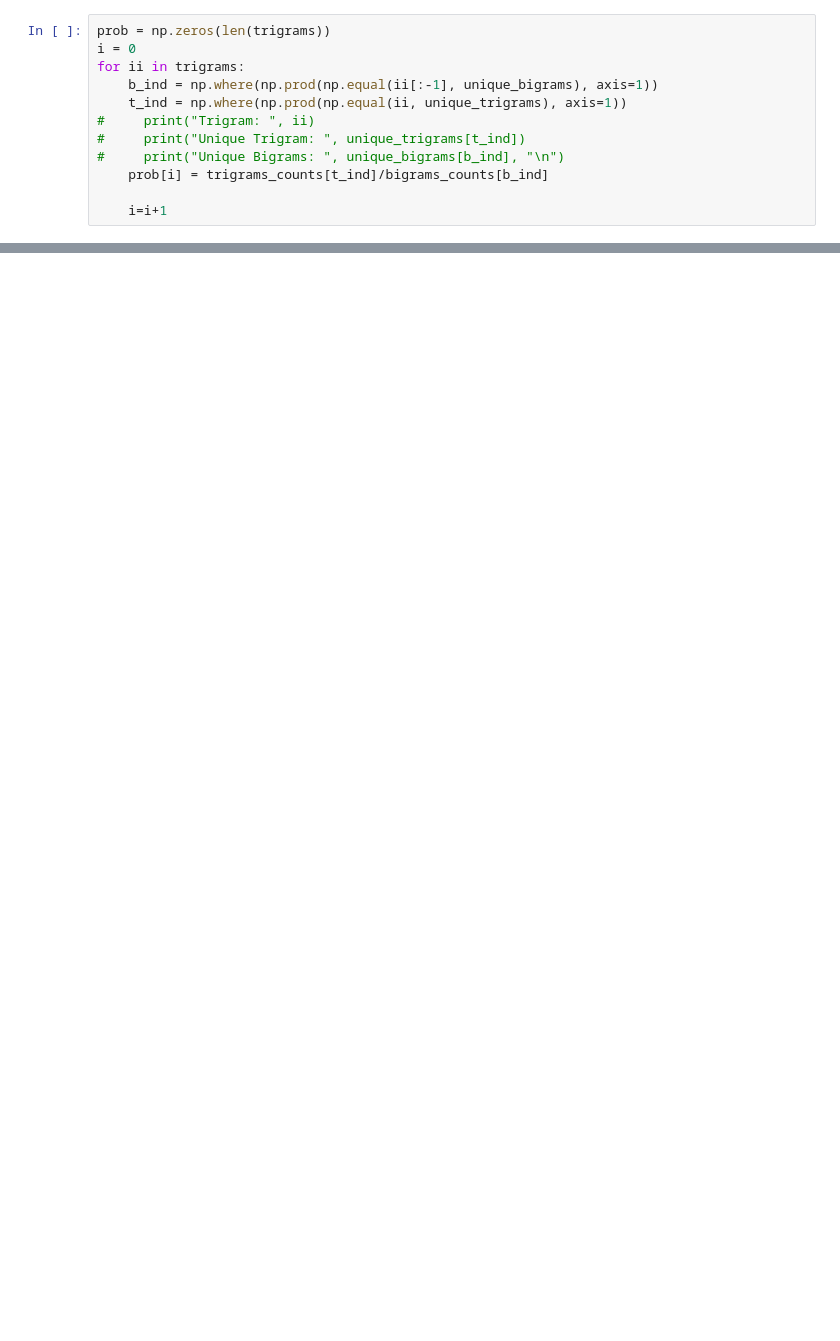
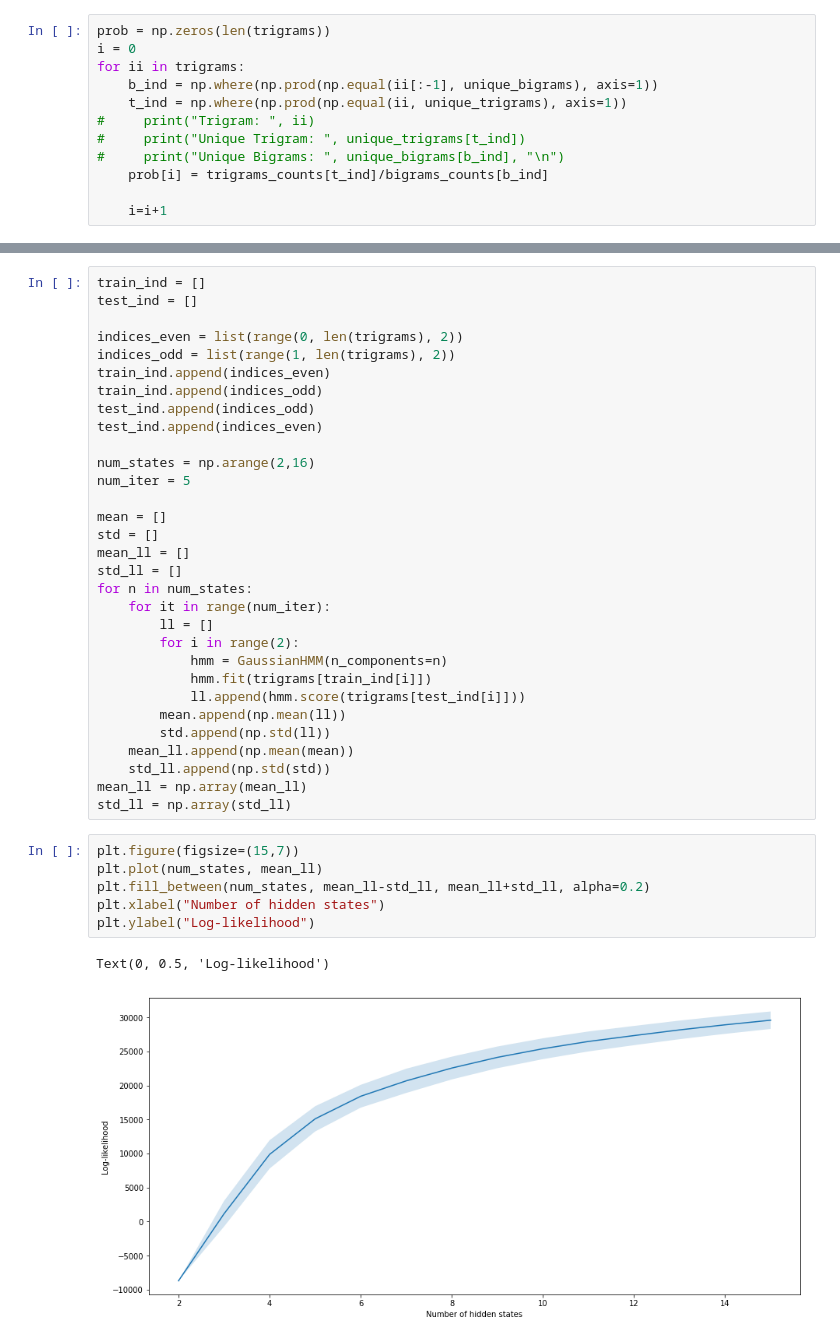
Before and after one commit to giannislelekas/CS4035, a Jupyter notebook: lab3/Botnet_Profiling_Task.ipynb, the cells around one changed output, grey strips where cells are left out. Drawn from its saved outputs; the diff is of its cells as text; blank space fills up the shorter version.

```diff
--- a/lab3/Botnet_Profiling_Task.ipynb
+++ b/lab3/Botnet_Profiling_Task.ipynb
@@ -171,0 +357,40 @@ TN: 124
+# %%
+train_ind = []
+test_ind = []
+
+indices_even = list(range(0, len(trigrams), 2))
+indices_odd = list(range(1, len(trigrams), 2))
+train_ind.append(indices_even)
+train_ind.append(indices_odd)
+test_ind.append(indices_odd)
+test_ind.append(indices_even)
+
+num_states = np.arange(2,16)
+num_iter = 5
+
+mean = []
+std = []
+mean_ll = []
+std_ll = []
+for n in num_states:
+    for it in range(num_iter):
+        ll = []
+        for i in range(2):
+            hmm = GaussianHMM(n_components=n)
+            hmm.fit(trigrams[train_ind[i]])
+            ll.append(hmm.score(trigrams[test_ind[i]]))
+        mean.append(np.mean(ll))
+        std.append(np.std(ll))
+    mean_ll.append(np.mean(mean))
+    std_ll.append(np.std(std))
+mean_ll = np.array(mean_ll)
+std_ll = np.array(std_ll)
+# %%
+plt.figure(figsize=(15,7))
+plt.plot(num_states, mean_ll)
+plt.fill_between(num_states, mean_ll-std_ll, mean_ll+std_ll, alpha=0.2)
+plt.xlabel("Number of hidden states")
+plt.ylabel("Log-likelihood")
+# %% [output]
+Text(0, 0.5, 'Log-likelihood')
+[figure, added]
```
Also changed, not shown: parts of 29 cells of this notebook, 1 other file.
